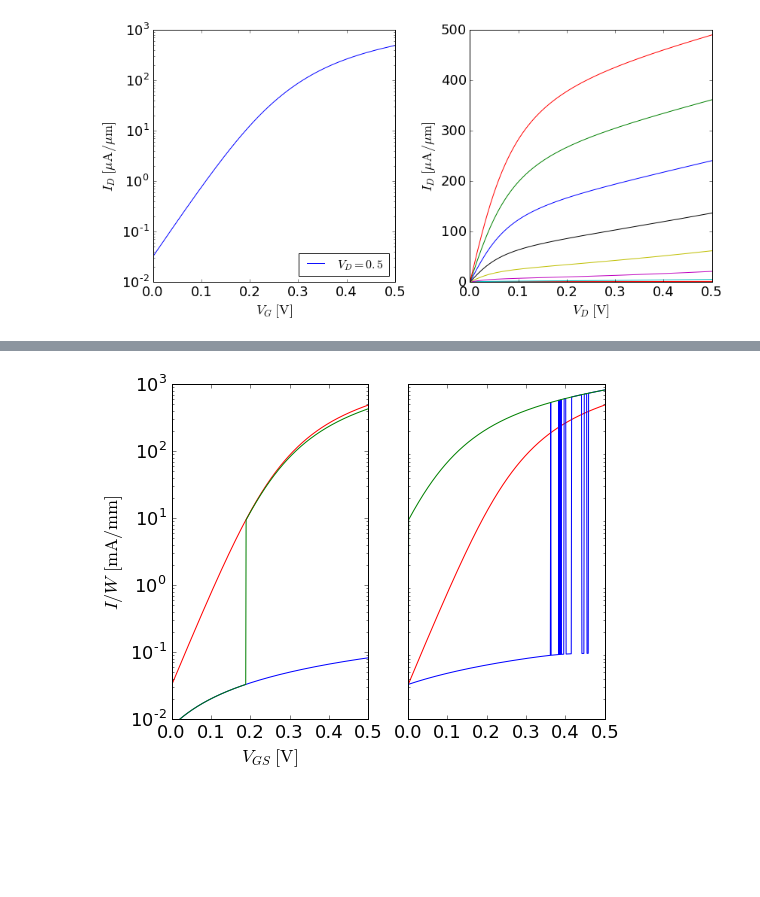
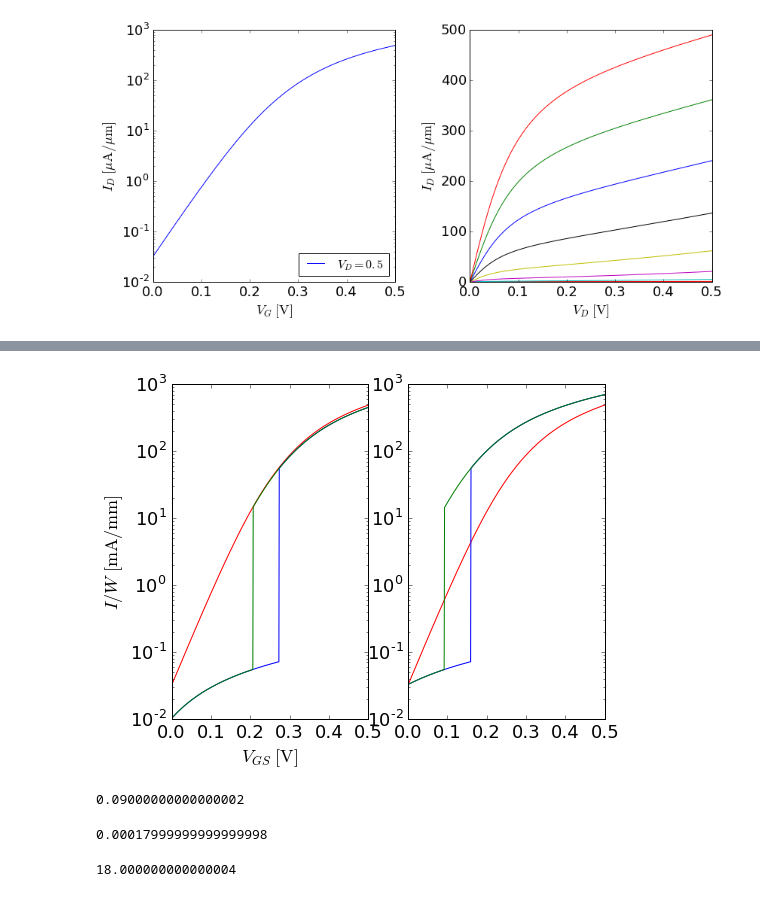
Before and after one commit to samueljamesbader/HyperFET_Project, a Jupyter notebook: DRC2017/Exploration/WeirdOscillations.ipynb, the cells around one changed output, grey strips where cells are left out. Saved outputs shown, nothing was run; the diff lists cells and outputs as text; code cells hidden in the pictures; blank space fills up the shorter version.

```diff
--- a/DRC2017/Exploration/WeirdOscillations.ipynb
+++ b/DRC2017/Exploration/WeirdOscillations.ipynb
@@ -12,6 +12,11 @@ import warnings
 from hyperfet.devices import SCMOSFET,VO2,HyperFET
 import hyperfet.approximations as appr
 from hyperfet.references import si, mixed_vo2_params
+# %%
+def ylog():
+    with warnings.catch_warnings():
+        warnings.filterwarnings('error')
+        plt.yscale('log')
 # %%
 # Parameters given for Figure 3
 
@@ -99,9 +104,12 @@ plt.legend(loc='lower right',fontsize=16)
 # %%
 out=HTML()
-@interact(L=FloatSlider(value=16,min=1,max=30,step=1,continuous_update=False),
-          W=FloatSlider(value=13,min=1,max=30,step=1,continuous_update=False),
-          T=FloatSlider(value= 5,min=1,max=30,step=1,continuous_update=False))
+vo2=None
+fet2=None
+@interact(L=FloatSlider(value=6,min=1,max=30,step=1,continuous_update=False),
+          W=FloatSlider(value=18,min=1,max=30,step=1,continuous_update=False),
+          T=FloatSlider(value= 8,min=1,max=30,step=1,continuous_update=False))
 def show_hf(L,W,T):
+    global vo2, fet2
     plt.figure(figsize=(12,6))
 
     vo2=VO2(L=L*1e-9,W=W*1e-9,T=T*1e-9,**mixed_vo2_params)
@@ -110,39 +118,51 @@ def show_hf(L,W,T):
     fet2=fet.shifted(shift)
     hf2=HyperFET(fet2,vo2)
 
     VD=np.array(VDD)
     VG=np.linspace(0,VDD,500)
 
     plt.subplot(131)
     I=np.ravel(fet.ID(VD=VD,VG=VG))
     plt.plot(VG,I/fet.W,'r')
 
     If,Ib=[np.ravel(i) for i in hf.I_double(VD=VD,VG=VG)]
-    plt.plot(VG[~np.isnan(If)],If[~np.isnan(If)]/fet.W,'b')
-    plt.plot(VG[~np.isnan(Ib)],Ib[~np.isnan(Ib)]/fet.W,'g')
+    plt.plot(VG,If/fet.W,'b')
+    plt.plot(VG,Ib/fet.W,'g')
 
 
-    plt.yscale('log')
+
     plt.ylim(1e-2,1e3)
     plt.xlabel("$V_{GS}\;\mathrm{[V]}$")
     plt.ylabel("$I/W\;\mathrm{[mA/mm]}$")
-
+    ylog()
 
     plt.subplot(132)
     plt.plot(VG,I/fet2.W,'r')
     If2,Ib2=[np.ravel(i) for i in hf2.I_double(VD=VD,VG=VG)]
-    plt.plot(VG[~np.isnan(If2)],If2[~np.isnan(If2)]/fet2.W,'b')
-    plt.plot(VG[~np.isnan(Ib2)],Ib2[~np.isnan(Ib2)]/fet2.W,'g')
+    plt.plot(VG,If2/fet2.W,'b')
+    plt.plot(VG,Ib2/fet2.W,'g')
 
 
-    plt.yscale('log')
+
     plt.ylim(1e-2,1e3)
     plt.yticks([])
-
+    ylog()
 
     out.value="Approx shift is {:.2g}mV, which equates the IOFF within {:.2g}%."\
     "  This is expected to increase ION by {:.2g}% and actually increases it by {:.2g}%"\
     .format(shift*1e3,(If2[0]-I[0])/I[0]*100,appr.shiftedgain(hf,VDD)*100-100,(If2[-1]-I[-1])/I[-1]*100)
 display(out)
 # %% [output]
-[figure, old version]
+[figure, new version]
+# %%
+vo2.V_IMT
+# %% [output]
+0.09000000000000002
+# %%
+vo2.V_MIT
+# %% [output]
+0.00017999999999999998
+# %%
+vo2.I_MIT*vo2.R_ins
+# %% [output]
+18.000000000000004
```
Also changed, not shown: parts of 11 cells of this notebook, 3 other files.
